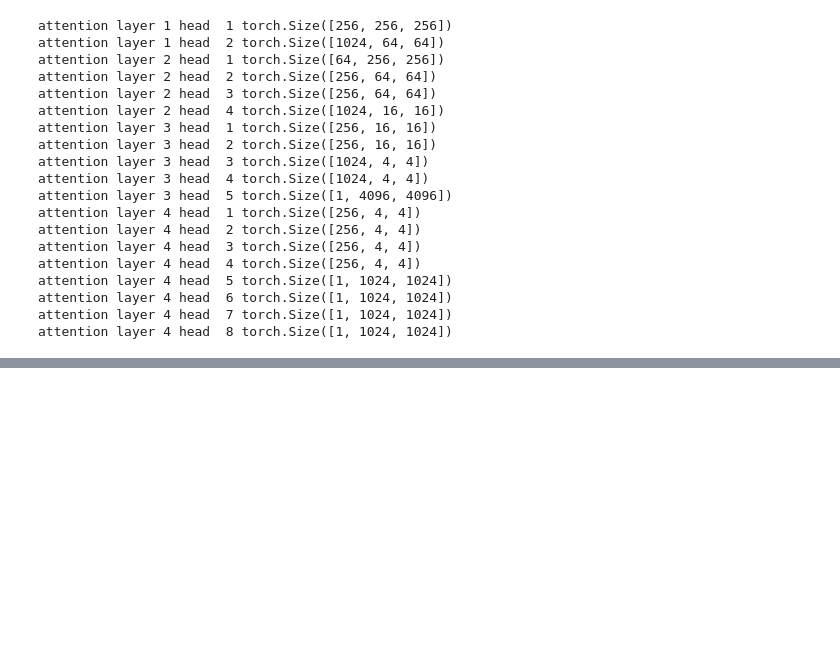
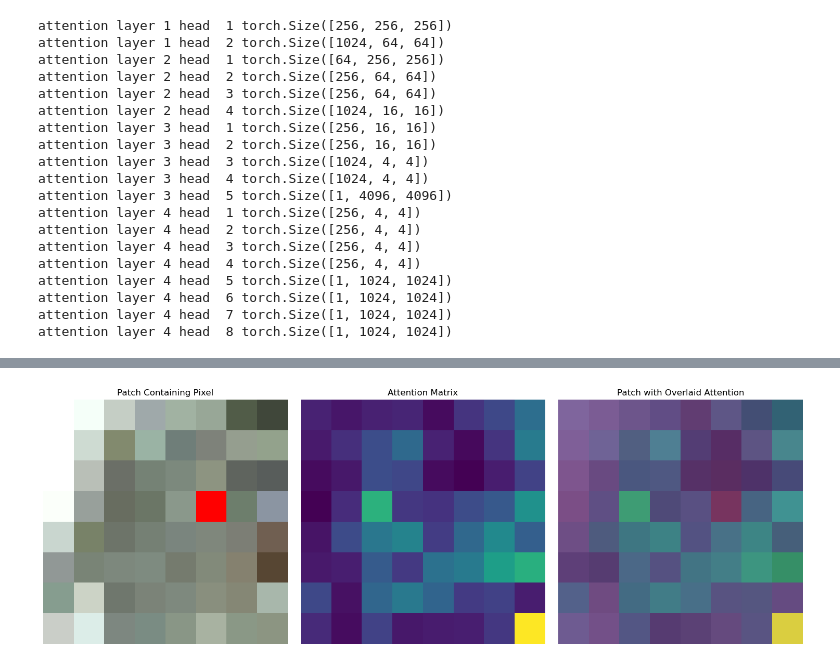
Before and after one commit to mahfuzalhasan/local-attention-model, a Jupyter notebook: notebooks/atten_viz_pretrained.ipynb, the cells around one changed output, grey strips where cells are left out. Cells and saved outputs as stored; diff of their text form; code cells hidden in the pictures; blank space fills up the shorter version.

```diff
--- a/notebooks/atten_viz_pretrained.ipynb
+++ b/notebooks/atten_viz_pretrained.ipynb
@@ -359,3 +363,30 @@ plt.show()
+# %%
+
+# Create a figure and a set of subplots
+fig, axes = plt.subplots(1, 3, figsize=(15, 5))  # 1 row, 3 columns
+
+# Plot the patch that contains the pixel
+axes[0].imshow(patches[patch_idx])
+axes[0].axis('off')  # Turn off axis
+axes[0].set_title('Patch Containing Pixel')
+
+# Plot the attention for the pixel
+axes[1].imshow(attention_pixel)
+axes[1].axis('off')  # Turn off axis
+axes[1].set_title('Attention Matrix')
+
+# Plot the patch with the overlaid attention
+patch_with_pixel = patches[patch_idx].copy()
+axes[2].imshow(patch_with_pixel)
+axes[2].imshow(attention_pixel, alpha=0.7, cmap='viridis')  # Overlay the attention
+axes[2].axis('off')  # Turn off axis
+axes[2].set_title('Patch with Overlaid Attention')
+
+# Adjust the layout and display the plot
+plt.tight_layout()
+plt.show()
+# %% [output]
+[figure, added]
 # %%
 target_size = (256, 256)
 rescaled_image_layer = cv2.resize(unnormalized_image, target_size)
```
Also changed, not shown: parts of 20 cells of this notebook, 4 other files.
